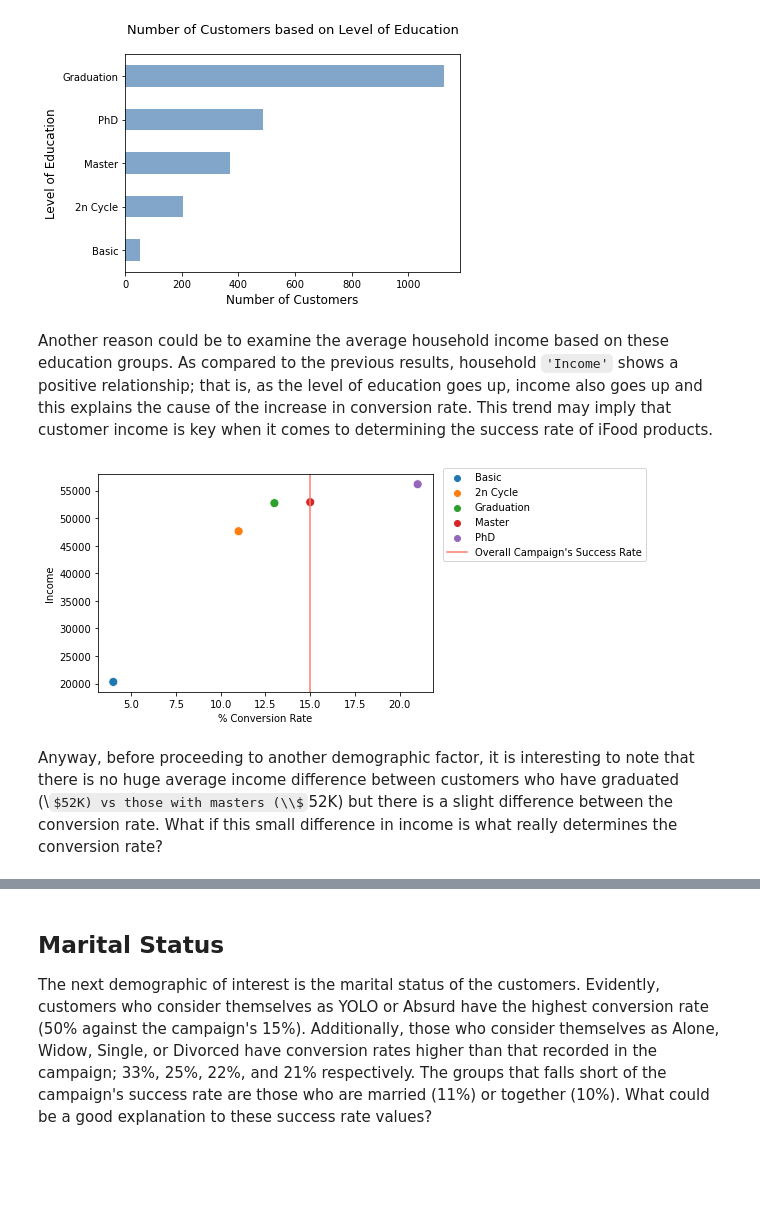
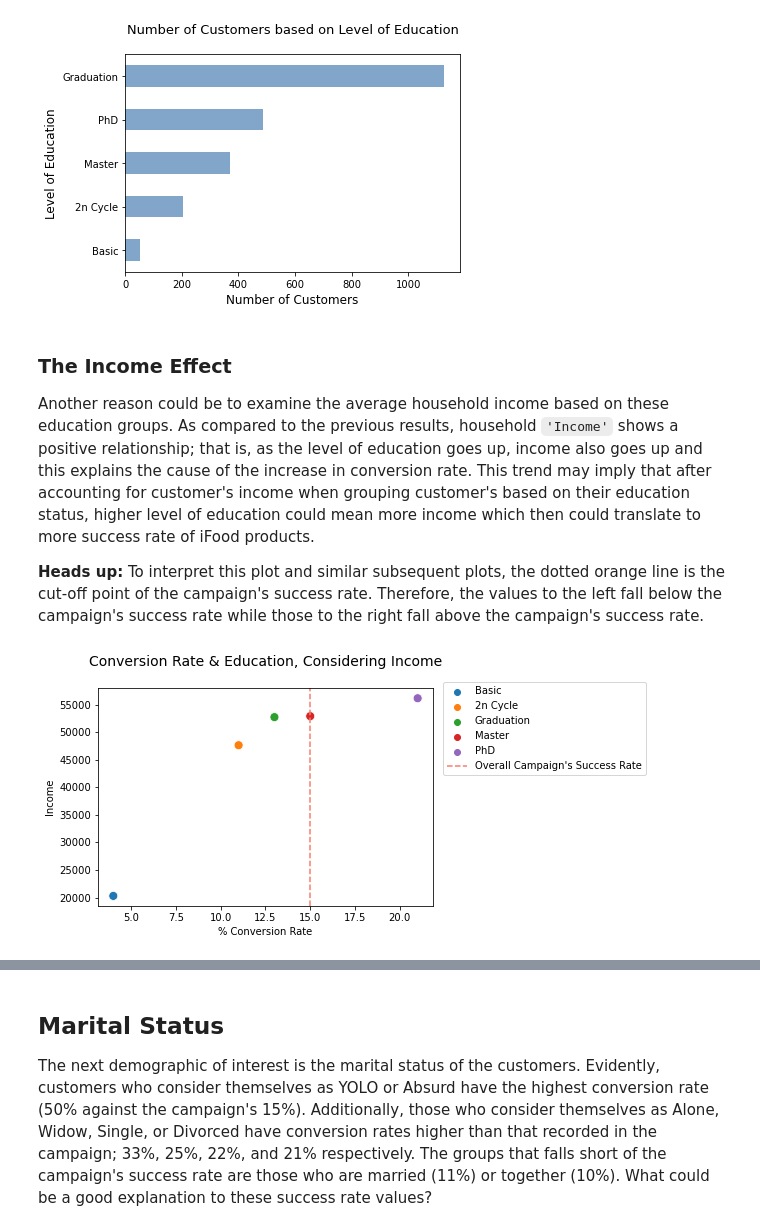
Before and after one commit to Demiga-g/iFood-Marketing-Analysis, a Jupyter notebook: iFood Marketing Analysis.ipynb, the cells around one changed output, grey strips where cells are left out. Drawn from its saved outputs; the diff is of its cells as text; code cells hidden in the pictures; some formulas as TeX source; blank space fills up the shorter version.

Commit message:
Completed performing demographic customer segmentation and making some minor adjustments.

```diff
--- a/iFood Marketing Analysis.ipynb
+++ b/iFood Marketing Analysis.ipynb
@@ -184,22 +186,27 @@ plt.title('Number of Customers based on Level of Education\n',
 # %% [output]
 [figure]
 # %% [markdown]
-Another reason could be to examine the average household income based on these education groups. As compared to the previous results, household `'Income'` shows a positive relationship; that is, as the level of education goes up, income also goes up and this explains the cause of the increase in conversion rate. This trend may imply that customer income is key when it comes to determining the success rate of iFood products.
+### The Income Effect
+
+Another reason could be to examine the average household income based on these education groups. As compared to the previous results, household `'Income'` shows a positive relationship; that is, as the level of education goes up, income also goes up and this explains the cause of the increase in conversion rate. This trend may imply that after accounting for customer's income when grouping customer's based on their education status, higher level of education could mean more income which then could translate to more success rate of iFood products.
+
+**Heads up:** To interpret this plot and similar subsequent plots, the dotted orange line is the cut-off point of the campaign's success rate. Therefore, the values to the left fall below the campaign's success rate while those to the right fall above the campaign's success rate.
-# %%
-income_education = (ifood.groupby('Education')
-                    ['Income'].mean())
-
-education_income = (pd.concat([income_education,
-                               edu_conv_rate],
-                              axis=1)
-                    .sort_values(0)
-                    .rename(columns={0: '% Conversion Rate'}))
-
-explain_plot(education_income,
-             x='% Conversion Rate',
-             y='Income')
-plt.legend(loc=(1.03, 0.6));
-# %% [output]
-[figure, removed]
-# %% [markdown]
-Anyway, before proceeding to another demographic factor, it is interesting to note that there is no huge average income difference between customers who have graduated (\\$52K) vs those with masters (\\$52K) but there is a slight difference between the conversion rate. What if this small difference in income is what really determines the conversion rate?
+# %%
+income_education = (ifood.groupby('Education')
+                    ['Income'].mean())
+
+education_income = (pd.concat([income_education,
+                               edu_conv_rate],
+                              axis=1)
+                    .sort_values(0)
+                    .rename(columns={0: '% Conversion Rate'}))
+
+explain_plot(education_income,
+             x='% Conversion Rate',
+             y='Income')
+plt.title("Conversion Rate & Education, Considering Income\n",
+          size=14)
+
+plt.legend(loc=(1.03, 0.6));
+# %% [output]
+[figure, added]
```
Also changed, not shown: parts of 69 cells of this notebook.
